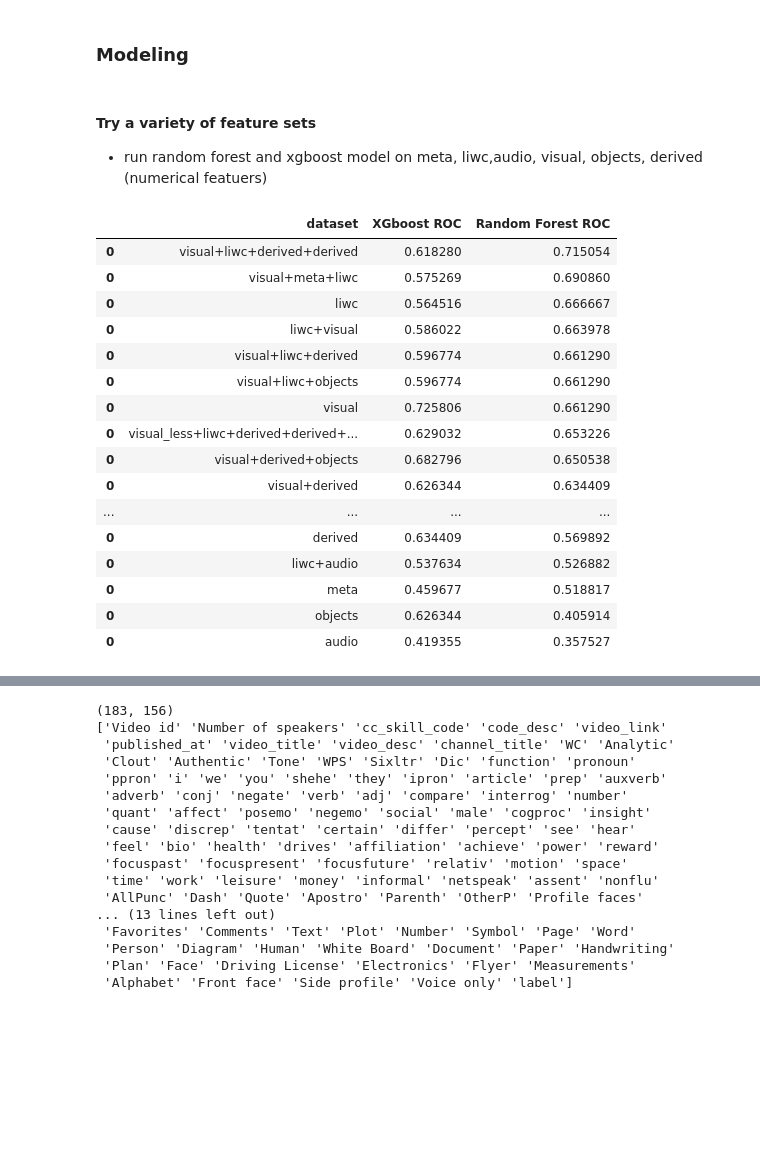
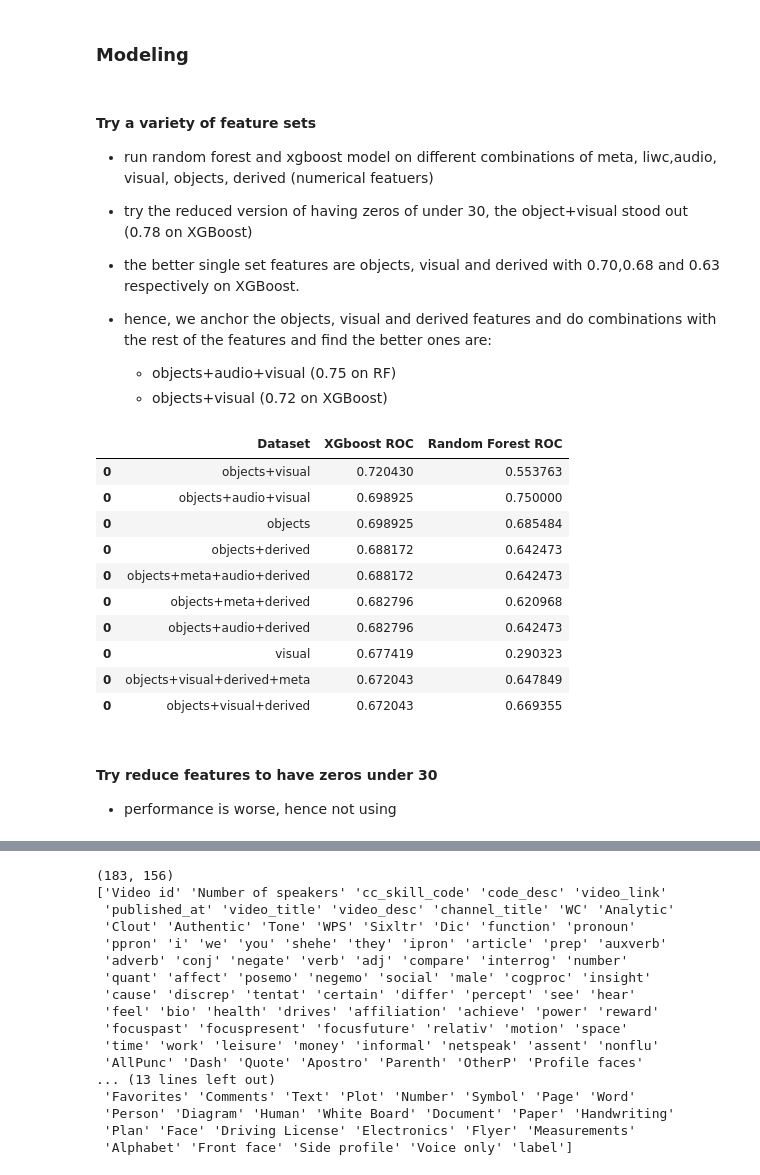
Before and after one commit to tbs17/precisionLearning, a Jupyter notebook: data/classifier.ipynb, the cells around one changed output, grey strips where cells are left out. Cells and saved outputs as stored; diff of their text form; code cells hidden in the pictures; blank space fills up the shorter version.

```diff
--- a/data/classifier.ipynb
+++ b/data/classifier.ipynb
@@ -455,9 +491,15 @@ def evaluate_plot(x_train,x_test,y_train,y_test,marker):
         skplt.metrics.plot_roc(y_test,y_proba,figsize=(8,6),title="{} ROC Curves for feature set '{}'".format(model_name,marker))
 #         plt.show
         plt.savefig("plots/{} ROC Curves for feature set '{}'".format(model_name,marker))
-# %% [markdown]
-#### Try a variety of feature sets
-+ run random forest and xgboost model on meta, liwc,audio, visual, objects, derived (numerical featuers)
+# %% [markdown]
+#### Try a variety of feature sets
++ run random forest and xgboost model on different combinations of meta, liwc,audio, visual, objects, derived (numerical featuers)
++ try the reduced version of having zeros of under 30, the object+visual stood out (0.78 on XGBoost)
++ the better single set features are objects, visual and derived with 0.70,0.68 and 0.63 respectively on XGBoost.
++ hence, we anchor the objects, visual and derived features and do combinations with the rest of the features and find the better ones are:
+
+    + objects+audio+visual (0.75 on RF)
+    + objects+visual (0.72 on XGBoost)
 # %%
 def feature_set_model(df,features,marker):
     df_X=df[features].select_dtypes(exclude=['object_']).fillna(0)
@@ -470,53 +512,3 @@ def feature_set_model_plots(df,features,marker):
     df_y=df['label']
     x_train, x_test,y_train,y_test=train_test_split(df_X,df_y,test_size=0.2,random_state=88)
     evaluate_plot(x_train, x_test,y_train,y_test,marker)
-# %%
-feat_dict={
-    'meta':meta_v2,
-    'liwc':liwc_v2,
-    'audio':audio_v2,
-    'visual':visual_v2,
-    'objects':objects_v2,
-    'derived':derived_v2,
-
-    'liwc+audio':liwc_v2+audio_v2,
-    'liwc+visual':liwc_v2+visual_v2,
-    'liwc+objects':liwc_v2+objects_v2,
-    'liwc+derived':liwc_v2+derived_v2,
-
-    'visual+derived':visual_v2+derived_v2,
-    'visual+meta+liwc':visual_v2+meta_v2+liwc_v2,
-    'visual+liwc+objects':visual_v2+objects_v2+liwc_v2,
-    'visual+derived+objects':visual_v2+objects_v2+derived_v2,
-    'visual+liwc+derived':visual_v2+objects_v2+liwc_v2,
-    'visual+liwc+derived+derived':visual_v2+objects_v2+liwc_v2+derived_v2,
-    'visual+liwc+derived+derived+audio':visual_v2+objects_v2+liwc_v2+derived_v2+audio_v2,
-    'visual_less+liwc+derived+derived+audio_less':visual_v3+objects_v2+liwc_v2+derived_v2+audio_v3,
-}
-df=pd.DataFrame(columns=['dataset','XGboost ROC',  'Random Forest ROC'])
-
-for key, value in feat_dict.items():
-
-    ddf=feature_set_model(df_fe,value,key)
-    df=pd.concat([df,ddf],axis=0)
-
-
-df.sort_values('Random Forest ROC',ascending=False)
-# %% [output]
-|  | dataset | XGboost ROC | Random Forest ROC |
-| 0 | visual+liwc+derived+derived | 0.618280 | 0.715054 |
-| 0 | visual+meta+liwc | 0.575269 | 0.690860 |
-| 0 | liwc | 0.564516 | 0.666667 |
-| 0 | liwc+visual | 0.586022 | 0.663978 |
-| 0 | visual+liwc+derived | 0.596774 | 0.661290 |
-| 0 | visual+liwc+objects | 0.596774 | 0.661290 |
-| 0 | visual | 0.725806 | 0.661290 |
-| 0 | visual_less+liwc+derived+derived+... | 0.629032 | 0.653226 |
-| 0 | visual+derived+objects | 0.682796 | 0.650538 |
-| 0 | visual+derived | 0.626344 | 0.634409 |
-| ... | ... | ... | ... |
-| 0 | derived | 0.634409 | 0.569892 |
-| 0 | liwc+audio | 0.537634 | 0.526882 |
-| 0 | meta | 0.459677 | 0.518817 |
-| 0 | objects | 0.626344 | 0.405914 |
-| 0 | audio | 0.419355 | 0.357527 |
@@ -522,0 +580,18 @@ df.sort_values('Random Forest ROC',ascending=False)
+# %%
+df=df.sort_values('XGboost ROC',ascending=False)
+df.head(10)
+# %% [output]
+|  | Dataset | XGboost ROC | Random Forest ROC |
+| 0 | objects+visual | 0.720430 | 0.553763 |
+| 0 | objects+audio+visual | 0.698925 | 0.750000 |
+| 0 | objects | 0.698925 | 0.685484 |
+| 0 | objects+derived | 0.688172 | 0.642473 |
+| 0 | objects+meta+audio+derived | 0.688172 | 0.642473 |
+| 0 | objects+meta+derived | 0.682796 | 0.620968 |
+| 0 | objects+audio+derived | 0.682796 | 0.642473 |
+| 0 | visual | 0.677419 | 0.290323 |
+| 0 | objects+visual+derived+meta | 0.672043 | 0.647849 |
+| 0 | objects+visual+derived | 0.672043 | 0.669355 |
+# %% [markdown]
+#### Try reduce features to have zeros under 30
++ performance is worse, hence not using
```
Also changed, not shown: parts of 14 cells of this notebook, 28 other files.
